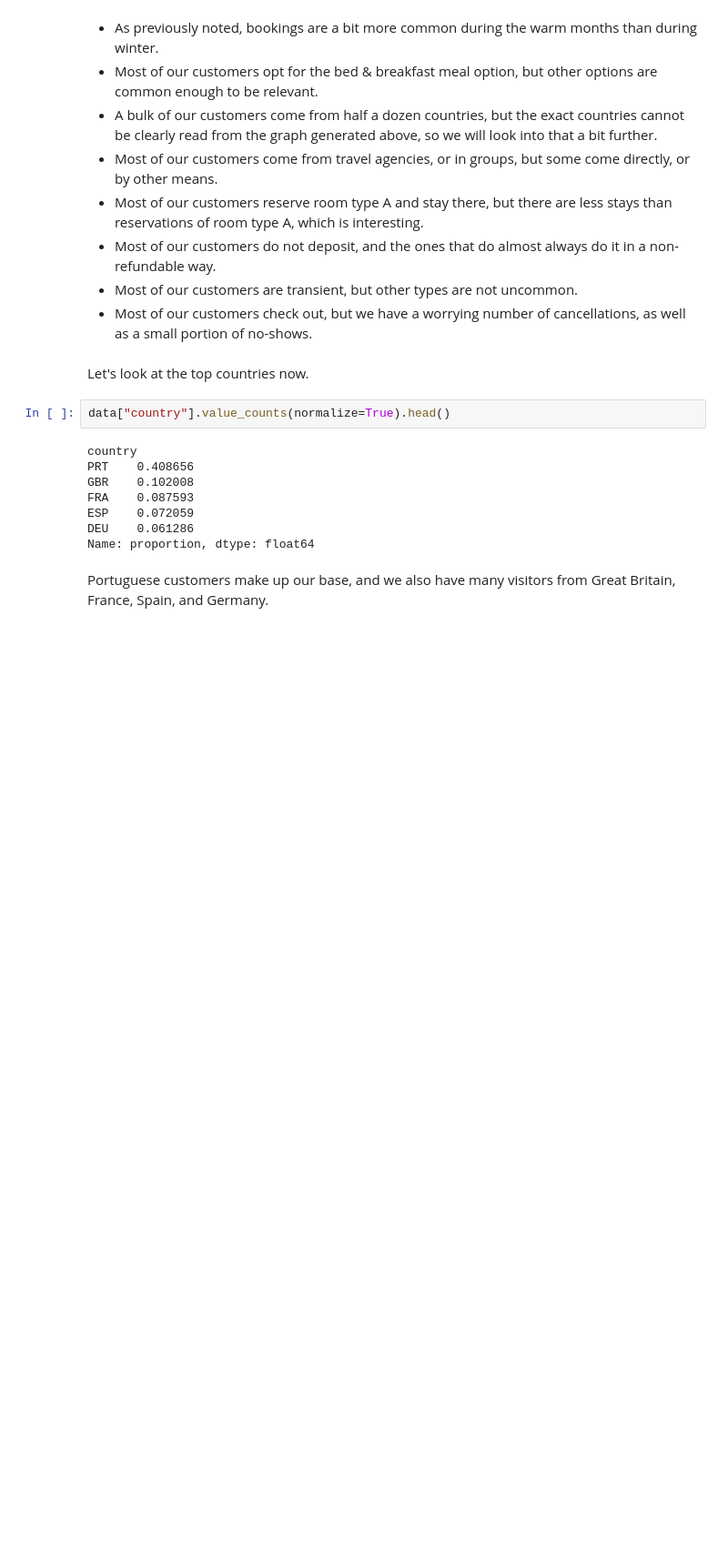
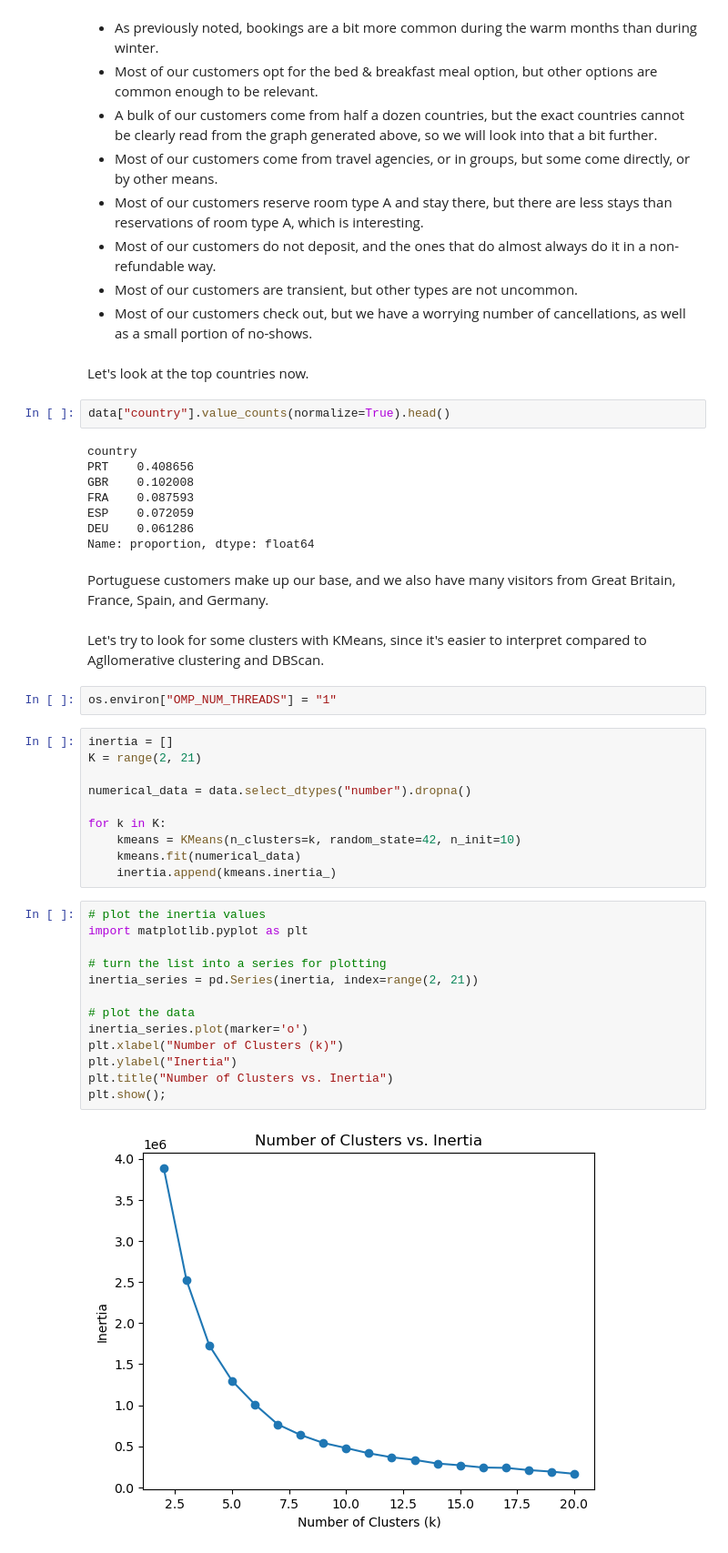
Before and after one commit to Sebastijan-Dominis/hotel_management, a Jupyter notebook: training/01 - EDA and Data Preparation.ipynb, the cells around one changed output. Shown at 91% size. Drawn from its saved outputs; the diff is of its cells as text; blank space fills up the shorter version.

Commit message:
Finished the initial EDA and Data Prep.

```diff
--- a/training/01 - EDA and Data Preparation.ipynb
+++ b/training/01 - EDA and Data Preparation.ipynb
@@ -203,3 +206,32 @@ DEU    0.061286
 Name: proportion, dtype: float64
 # %% [markdown]
 Portuguese customers make up our base, and we also have many visitors from Great Britain, France, Spain, and Germany.
+# %% [markdown]
+Let's try to look for some clusters with KMeans, since it's easier to interpret compared to Agllomerative clustering and DBScan.
+# %%
+os.environ["OMP_NUM_THREADS"] = "1"
+# %%
+inertia = []
+K = range(2, 21)
+
+numerical_data = data.select_dtypes("number").dropna()
+
+for k in K:
+    kmeans = KMeans(n_clusters=k, random_state=42, n_init=10)
+    kmeans.fit(numerical_data)
+    inertia.append(kmeans.inertia_)
+# %%
+# plot the inertia values
+import matplotlib.pyplot as plt
+
+# turn the list into a series for plotting
+inertia_series = pd.Series(inertia, index=range(2, 21))
+
+# plot the data
+inertia_series.plot(marker='o')
+plt.xlabel("Number of Clusters (k)")
+plt.ylabel("Inertia")
+plt.title("Number of Clusters vs. Inertia")
+plt.show();
+# %% [output]
+[figure, added]
```
Also changed, not shown: parts of 36 cells of this notebook, 1 other file.
